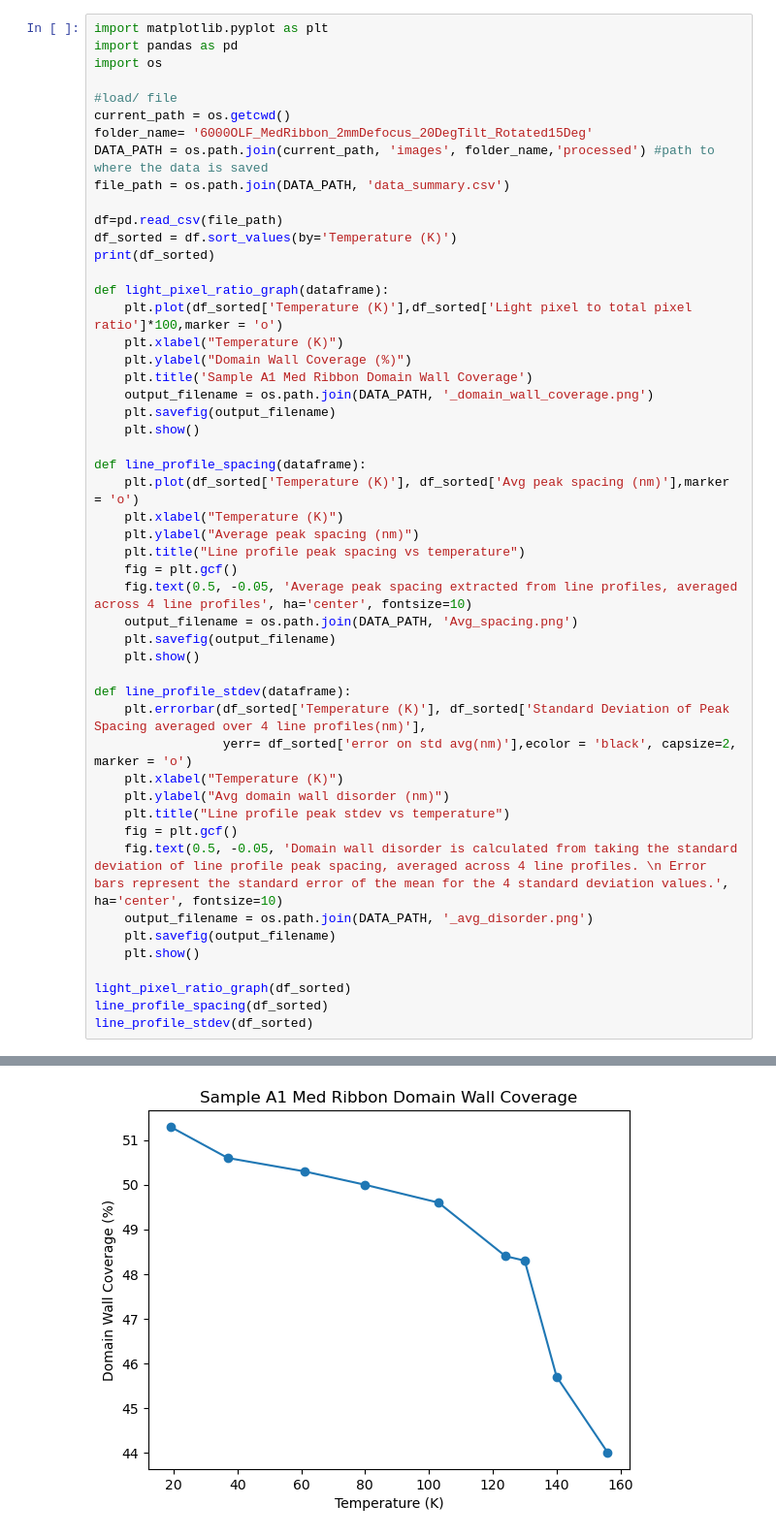
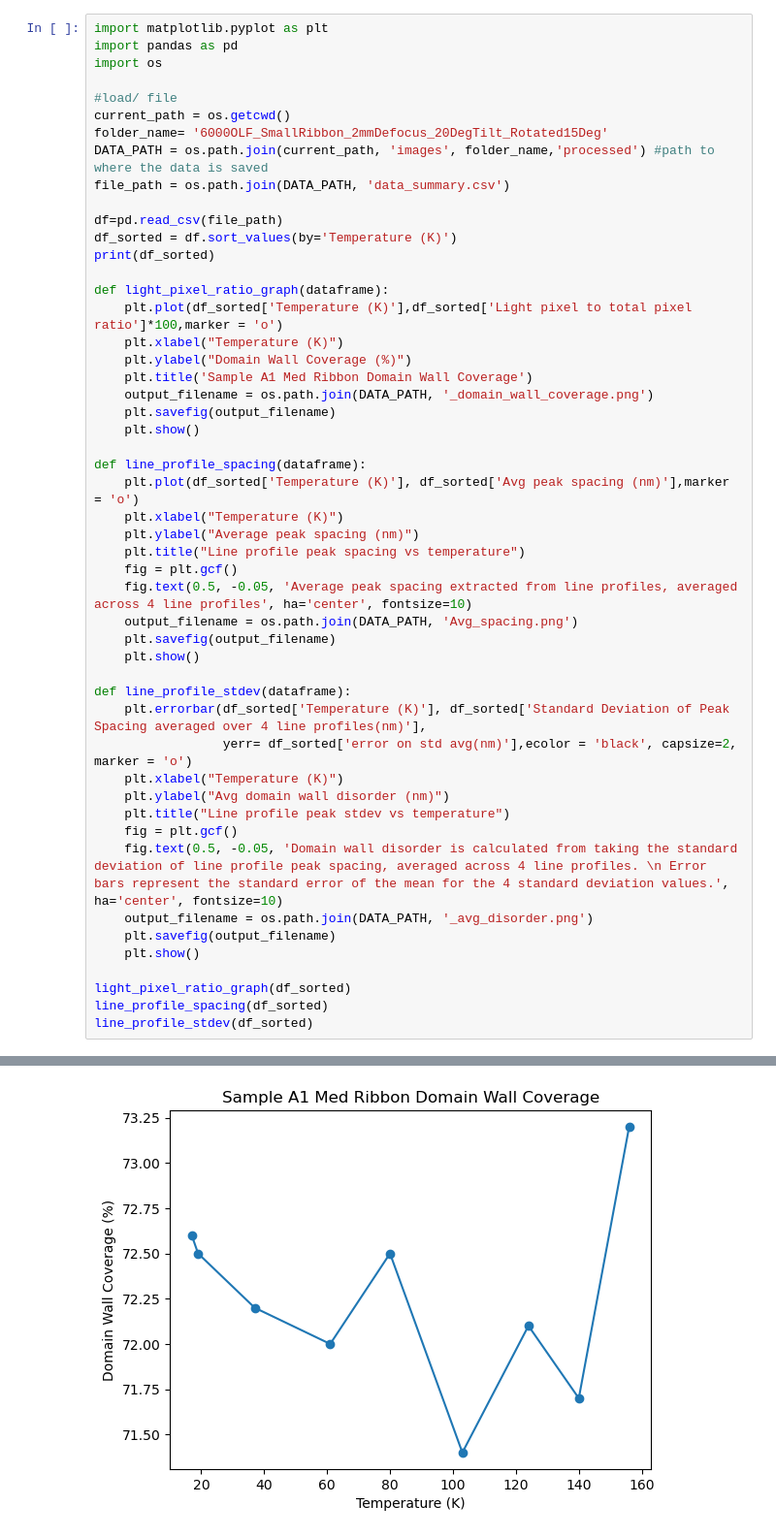
Before and after one commit to cmorral/FGTanalysis, a Jupyter notebook: plot_light_ratios.ipynb, the cells around one changed output, grey strips where cells are left out. Shown: that part at 97% size. Saved outputs shown, nothing was run; the diff lists cells and outputs as text.

Commit message:
small ribbon starting params, not working yet

```diff
--- a/plot_light_ratios.ipynb
+++ b/plot_light_ratios.ipynb
@@ -5,7 +5,7 @@ import os
 
 #load/ file
 current_path = os.getcwd()
-folder_name= '6000OLF_MedRibbon_2mmDefocus_20DegTilt_Rotated15Deg'
+folder_name= '6000OLF_SmallRibbon_2mmDefocus_20DegTilt_Rotated15Deg'
 DATA_PATH = os.path.join(current_path, 'images', folder_name,'processed') #path to where the data is saved
 file_path = os.path.join(DATA_PATH, 'data_summary.csv')
 
@@ -69 +69 @@ line_profile_stdev(df_sorted)
-[figure, old version]
+[figure, new version]
```
Also changed, not shown: parts of 1 cell of this notebook, 33 other files.
